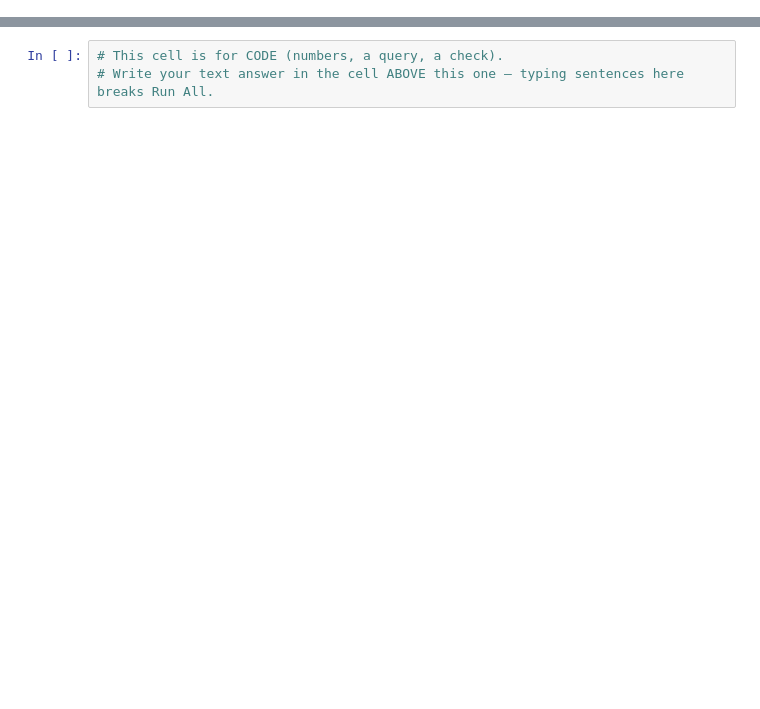
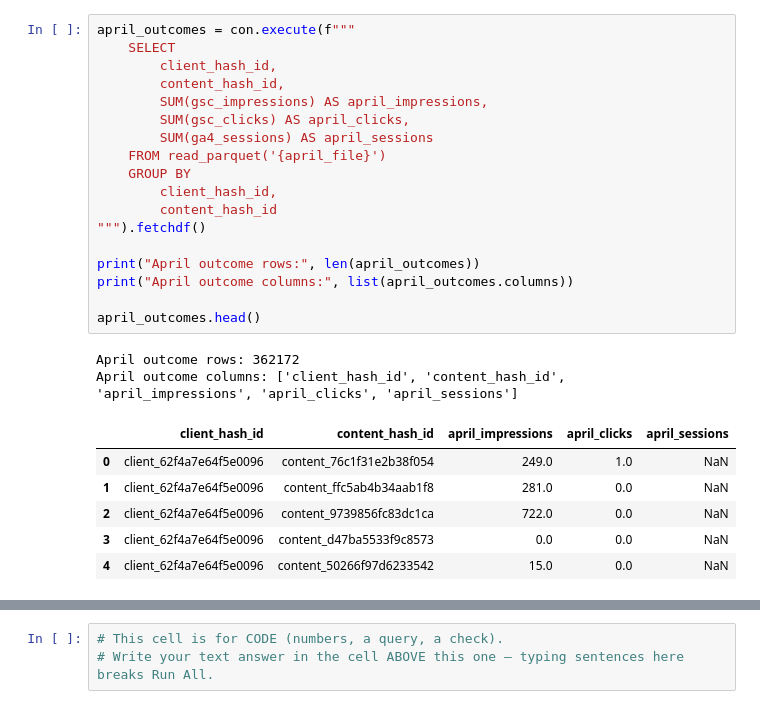
Before and after one commit to satyamgupta04/week1, a Jupyter notebook: work/notebooks/w05_model.ipynb, the cells around one changed output, grey strips where cells are left out. Drawn from its saved outputs; the diff is of its cells as text; blank space fills up the shorter version.

```diff
--- a/work/notebooks/w05_model.ipynb
+++ b/work/notebooks/w05_model.ipynb
@@ -12,0 +242,27 @@ This skeleton is yours to fill. Work the sections **in order** — each one has
+# %%
+april_outcomes = con.execute(f"""
+    SELECT
+        client_hash_id,
+        content_hash_id,
+        SUM(gsc_impressions) AS april_impressions,
+        SUM(gsc_clicks) AS april_clicks,
+        SUM(ga4_sessions) AS april_sessions
+    FROM read_parquet('{april_file}')
+    GROUP BY
+        client_hash_id,
+        content_hash_id
+""").fetchdf()
+
+print("April outcome rows:", len(april_outcomes))
+print("April outcome columns:", list(april_outcomes.columns))
+
+april_outcomes.head()
+# %% [output]
+April outcome rows: 362172
+April outcome columns: ['client_hash_id', 'content_hash_id', 'april_impressions', 'april_clicks', 'april_sessions']
+|  | client_hash_id | content_hash_id | april_impressions | april_clicks | april_sessions |
+| 0 | client_62f4a7e64f5e0096 | content_76c1f31e2b38f054 | 249.0 | 1.0 | NaN |
+| 1 | client_62f4a7e64f5e0096 | content_ffc5ab4b34aab1f8 | 281.0 | 0.0 | NaN |
+| 2 | client_62f4a7e64f5e0096 | content_9739856fc83dc1ca | 722.0 | 0.0 | NaN |
+| 3 | client_62f4a7e64f5e0096 | content_d47ba5533f9c8573 | 0.0 | 0.0 | NaN |
+| 4 | client_62f4a7e64f5e0096 | content_50266f97d6233542 | 15.0 | 0.0 | NaN |
```
Also changed, not shown: parts of 31 cells of this notebook.
